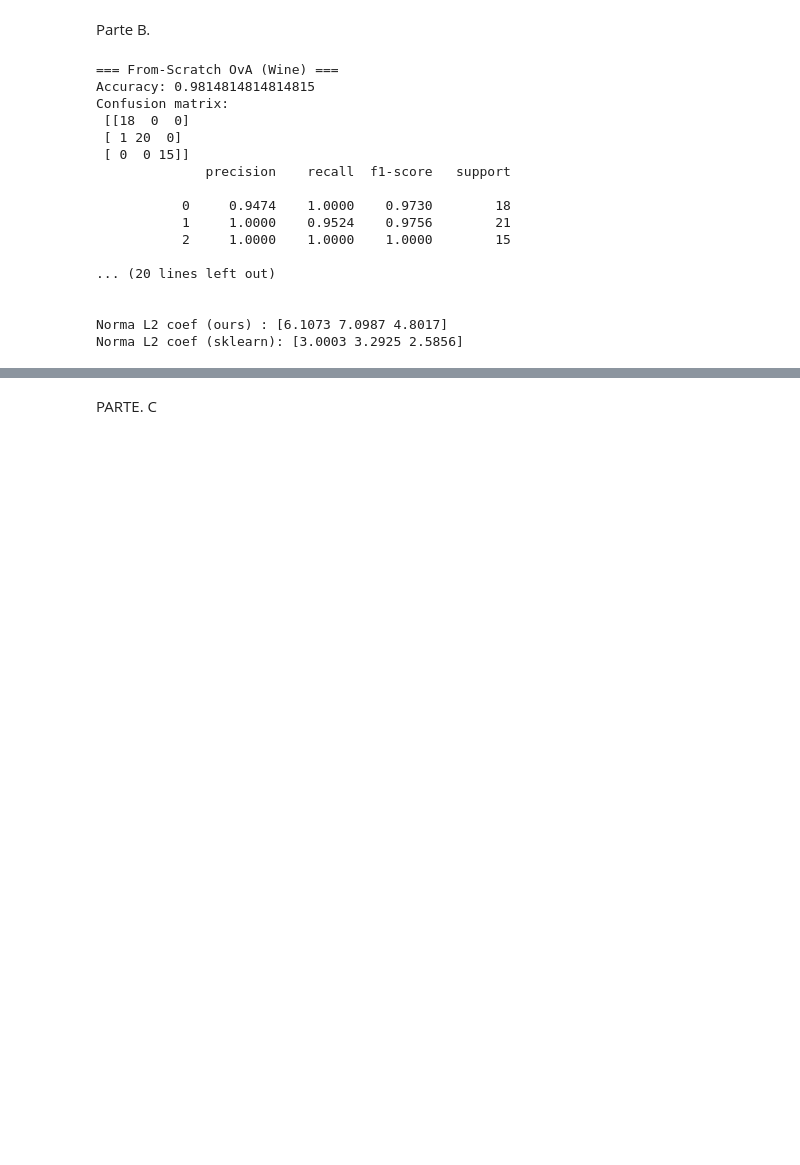
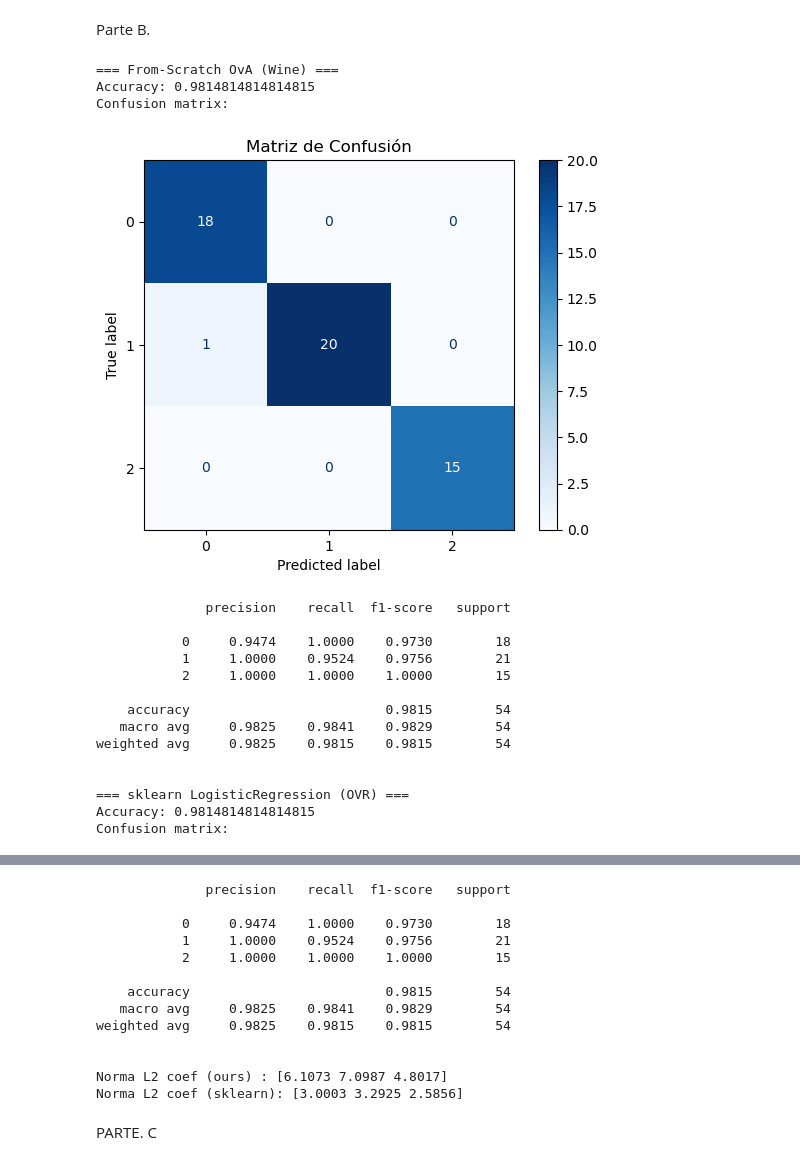
Before and after one commit to antonellavargas/TAREA2_ML_LLARO_RIOS_VARGAS, a Jupyter notebook: src/archivo.ipynb, the cells around one changed output, grey strips where cells are left out. Drawn from its saved outputs; the diff is of its cells as text; code cells hidden in the pictures; blank space fills up the shorter version.

```diff
--- a/src/archivo.ipynb
+++ b/src/archivo.ipynb
@@ -490,46 +498,55 @@ for k in range(K):
 probs_test = sigmoid(Xte @ W_ova)      # (n_test, K)
 y_pred_ova = np.argmax(probs_test, axis=1)
 
 print("=== From-Scratch OvA (Wine) ===")
 print("Accuracy:", accuracy_score(yte, y_pred_ova))
-print("Confusion matrix:\n", confusion_matrix(yte, y_pred_ova))
+
+# Matriz de confusion
+Visualizar_MatrizConfusion(yte, y_pred_ova)
+
 print(classification_report(yte, y_pred_ova, digits=4, zero_division=0))
 
 # === 7) Comparación con sklearn OVR ===
 sk_ovr = LogisticRegression(
     multi_class="ovr", solver="lbfgs", max_iter=5000, random_state=RANDOM_STATE
 )
 sk_ovr.fit(X_trs, y_tr)
 y_pred_sk = sk_ovr.predict(X_tes)
 
 print("\n=== sklearn LogisticRegression (OVR) ===")
 print("Accuracy:", accuracy_score(y_te, y_pred_sk))
-print("Confusion matrix:\n", confusion_matrix(y_te, y_pred_sk))
+
+# Matriz de confusion
+Visualizar_MatrizConfusion(yte, y_pred_sk)
+
 print(classification_report(y_te, y_pred_sk, digits=4, zero_division=0))
+
+
 
 # (opc) comparar magnitud de coeficientes (sin intercepto)
 try:
     coef_norm_ours = np.linalg.norm(W_ova[1:, :], axis=0) if USE_INTERCEPT else np.linalg.norm(W_ova, axis=0)
     coef_norm_sk   = np.linalg.norm(sk_ovr.coef_, axis=1)
     print("\nNorma L2 coef (ours) :", np.round(coef_norm_ours, 4))
     print("Norma L2 coef (sklearn):", np.round(coef_norm_sk, 4))
 except Exception as e:
     pass
 # %% [output]
 === From-Scratch OvA (Wine) ===
 Accuracy: 0.9814814814814815
 Confusion matrix:
- [[18  0  0]
- [ 1 20  0]
- [ 0  0 15]]
-              precision    recall  f1-score   support
-
-           0     0.9474    1.0000    0.9730        18
-           1     1.0000    0.9524    0.9756        21
-           2     1.0000    1.0000    1.0000        15
-
-... (20 lines left out)
-
-
-Norma L2 coef (ours) : [6.1073 7.0987 4.8017]
-Norma L2 coef (sklearn): [3.0003 3.2925 2.5856]
+[figure, added]
+              precision    recall  f1-score   support
+
+           0     0.9474    1.0000    0.9730        18
+           1     1.0000    0.9524    0.9756        21
+           2     1.0000    1.0000    1.0000        15
+
+    accuracy                         0.9815        54
+   macro avg     0.9825    0.9841    0.9829        54
+weighted avg     0.9825    0.9815    0.9815        54
+
+
+=== sklearn LogisticRegression (OVR) ===
+Accuracy: 0.9814814814814815
+Confusion matrix:
@@ -536,3 +554,16 @@ Norma L2 coef (sklearn): [3.0003 3.2925 2.5856]
+              precision    recall  f1-score   support
+
+           0     0.9474    1.0000    0.9730        18
+           1     1.0000    0.9524    0.9756        21
+           2     1.0000    1.0000    1.0000        15
+
+    accuracy                         0.9815        54
+   macro avg     0.9825    0.9841    0.9829        54
+weighted avg     0.9825    0.9815    0.9815        54
+
+
+Norma L2 coef (ours) : [6.1073 7.0987 4.8017]
+Norma L2 coef (sklearn): [3.0003 3.2925 2.5856]
 # %% [markdown]
 PARTE. C
 # %% [markdown]
```
Also changed, not shown: parts of 7 cells of this notebook.
